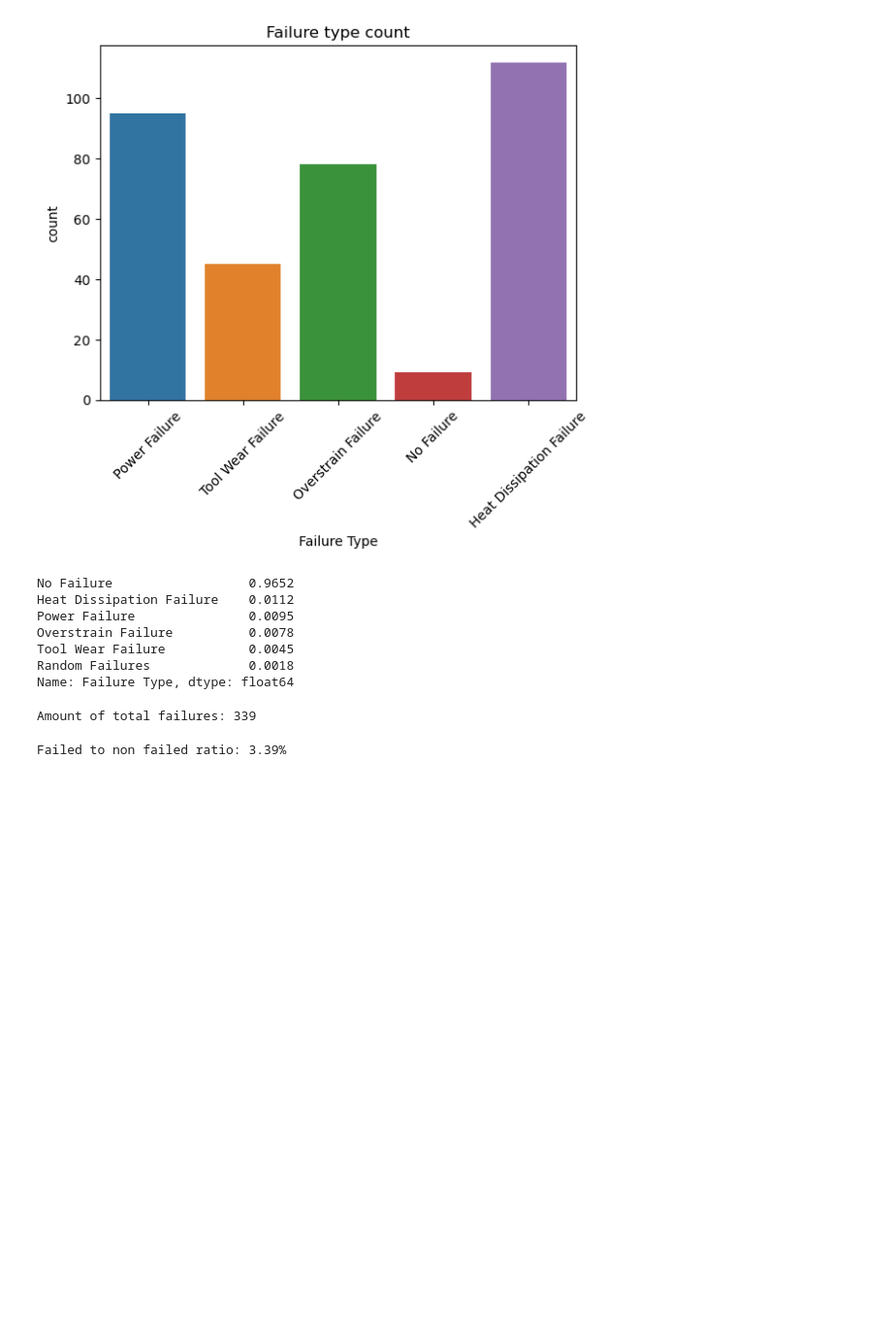
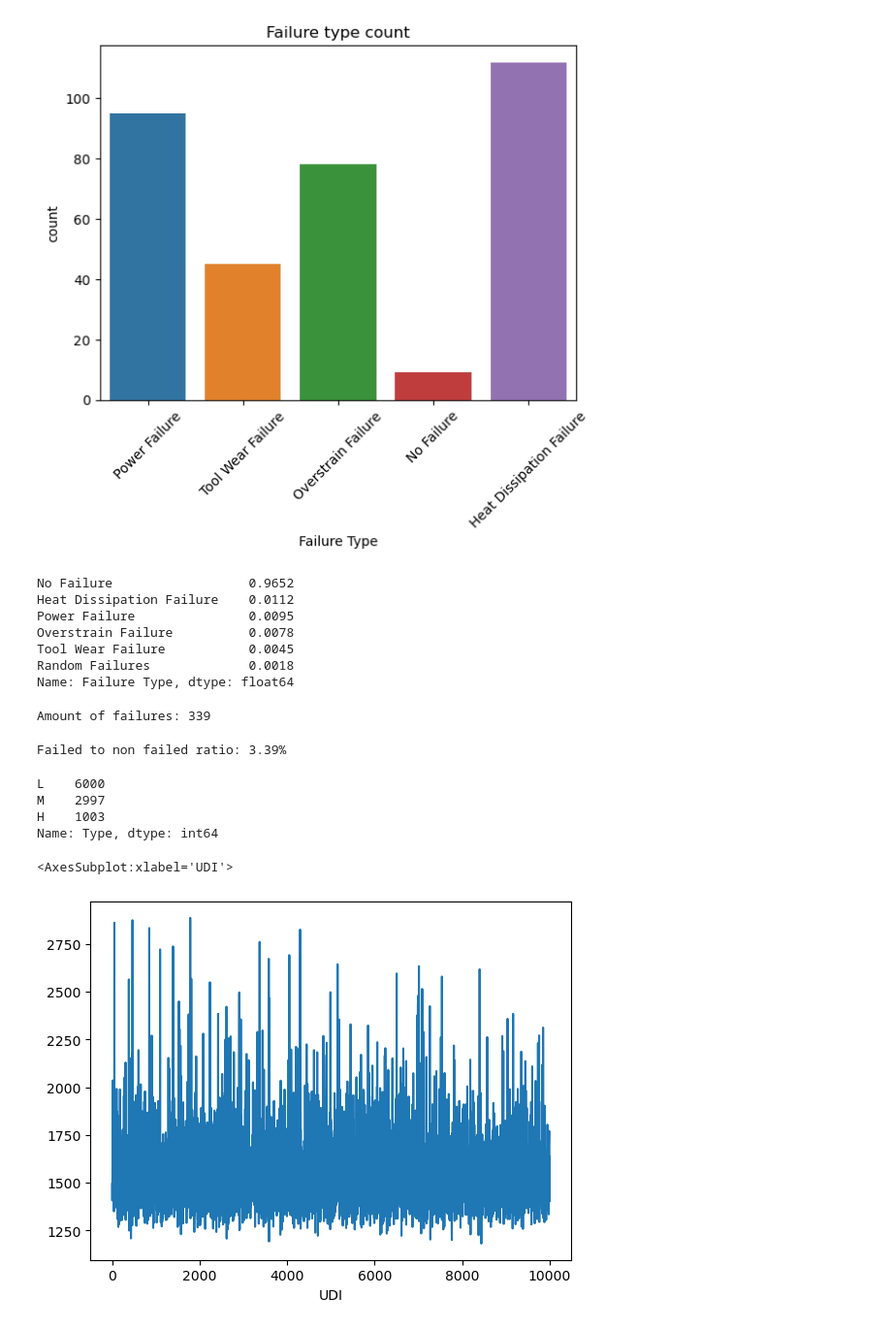
Before and after one commit to t-kessel-datascientist/Predictive-Maintenance, a Jupyter notebook: Predictive_Maintenance_Failure_Prediction.ipynb, the cells around one changed output. Shown at 97% size. Cells and saved outputs as stored; diff of their text form; code cells hidden in the pictures; blank space fills up the shorter version.

```diff
--- a/Predictive_Maintenance_Failure_Prediction.ipynb
+++ b/Predictive_Maintenance_Failure_Prediction.ipynb
@@ -129,10 +129,22 @@ Tool Wear Failure           0.0045
 Random Failures             0.0018
 Name: Failure Type, dtype: float64
 # %%
-print('Amount of total failures: {}'.format(df['Target'].sum()))
+print('Amount of failures: {}'.format(df['Target'].sum()))
 # %% [output]
-Amount of total failures: 339
+Amount of failures: 339
 # %%
 print('Failed to non failed ratio: {}%'.format(100*df['Target'].sum()/df.shape[0]))
 # %% [output]
 Failed to non failed ratio: 3.39%
+# %%
+df['Type'].value_counts()
+# %% [output]
+L    6000
+M    2997
+H    1003
+Name: Type, dtype: int64
+# %%
+df[df['Type']=='L']['Rotational speed [rpm]'].plot()
+# %% [output]
+<AxesSubplot:xlabel='UDI'>
+[figure, added]
```
Also changed, not shown: parts of 35 cells of this notebook.
